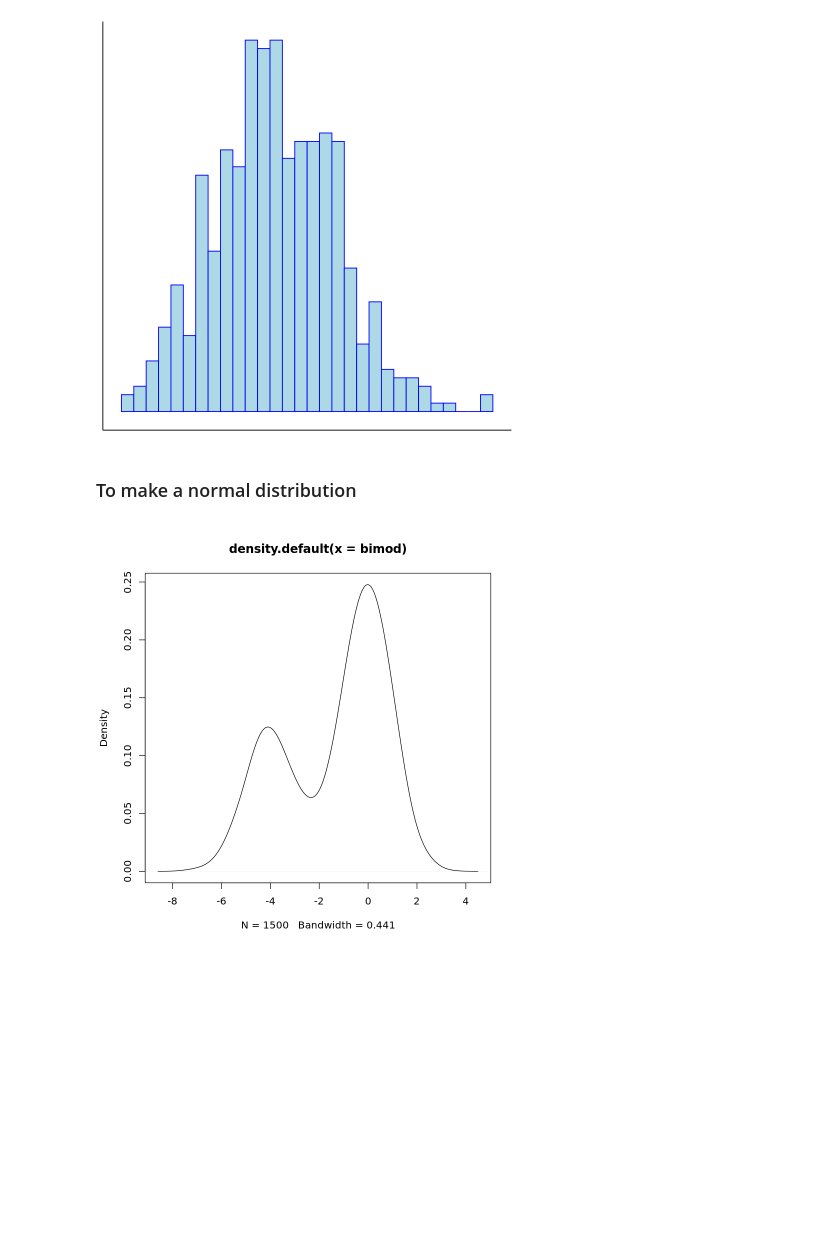
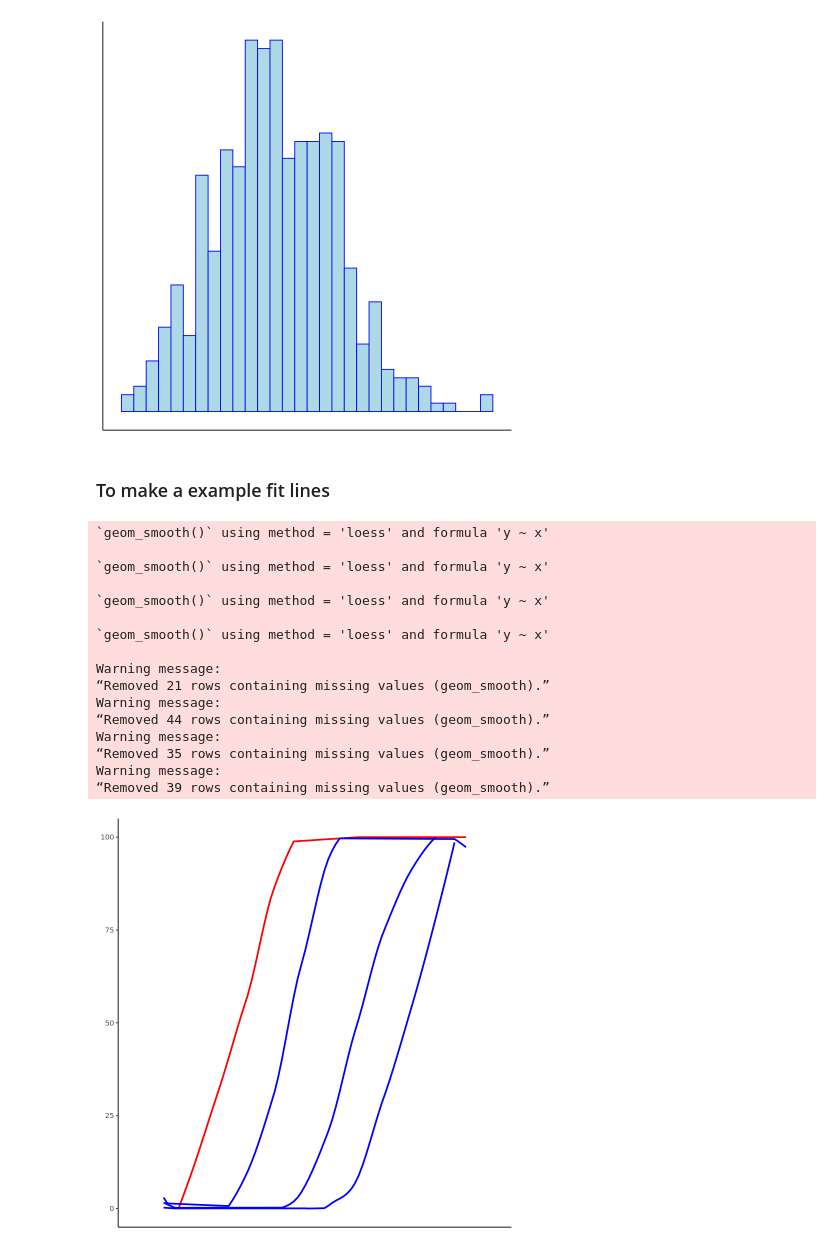
Before and after one commit to bchansen3/mixtures_riskassessment, a Jupyter notebook: plots_rfa.ipynb, the cells around one changed output. Drawn from its saved outputs; the diff is of its cells as text; code cells hidden in the pictures; blank space fills up the shorter version.

```diff
--- a/plots_rfa.ipynb
+++ b/plots_rfa.ipynb
@@ -68,11 +78,45 @@ onemod <- c(rnorm(1500, 0, 1))
 [figure]
 [figure]
 # %% [markdown]
-### To make a normal distribution
+### To make a example fit lines
-# %%
-library(tidyverse)
-set.seed(4)
-bimod <- c(rnorm(1000, 0, 1), rnorm(500, -4, 1))
-   plot(density(bimod))
-# %% [output]
-[figure, removed]
+# %%
+mixtab <- data.frame(
+    dose = c(1:12),
+    mix = c(0,0,15,50,100,100,100,100,100,100, 100,100),
+    low = c(0,0,0, 8,10,80,100,100,100,100,100,100),
+    med = c(0,0,0,0,0,4,15,50,80,100, 100,100),
+    high = c(0,0,0,0,0,0,2,8,20,60,100,100))
+
+
+
+
+  ggplot(mixtab, aes (x=dose)) +
+  geom_smooth(aes(y=mix), color ="red",se=F)+
+  geom_smooth(aes(y=low), color="blue",se=F)+
+  geom_smooth(aes(y=med), color = "blue",se=F)+
+  geom_smooth(aes(y=high),color = "blue",se=F)+
+       theme_classic()+
+      scale_y_continuous(limits =c(0,100))+
+      scale_x_continuous(limits =c(0,13))+
+      theme(axis.title.x=element_blank(),
+        axis.text.x=element_blank(),
+        axis.ticks.x=element_blank(),
+        axis.title.y=element_blank())
+# %% [output]
+`geom_smooth()` using method = 'loess' and formula 'y ~ x'
+
+`geom_smooth()` using method = 'loess' and formula 'y ~ x'
+
+`geom_smooth()` using method = 'loess' and formula 'y ~ x'
+
+`geom_smooth()` using method = 'loess' and formula 'y ~ x'
+
+Warning message:
+“Removed 21 rows containing missing values (geom_smooth).”
+Warning message:
+“Removed 44 rows containing missing values (geom_smooth).”
+Warning message:
+“Removed 35 rows containing missing values (geom_smooth).”
+Warning message:
+“Removed 39 rows containing missing values (geom_smooth).”
+[figure, added]
```
Also changed, not shown: parts of 1 cell of this notebook.
